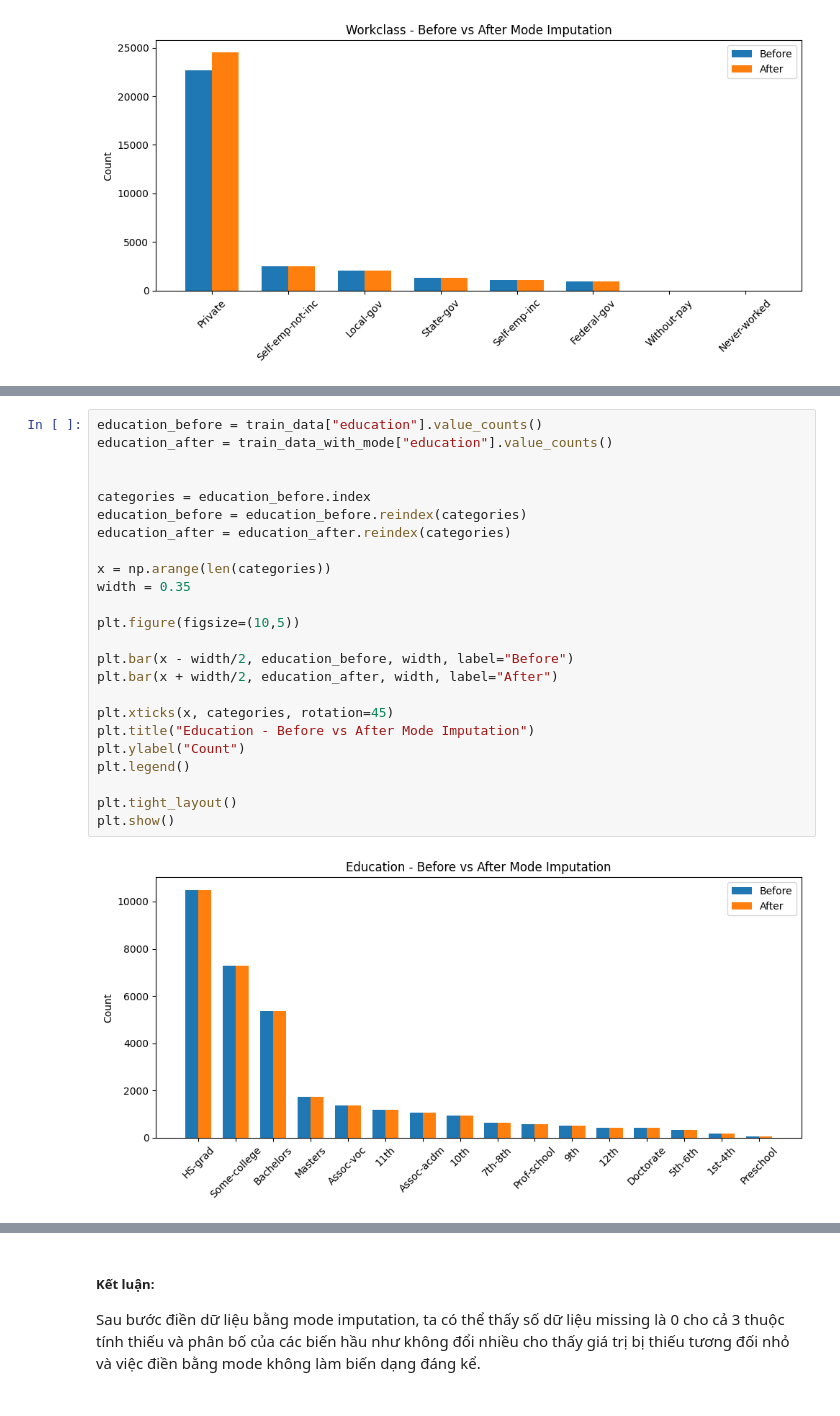
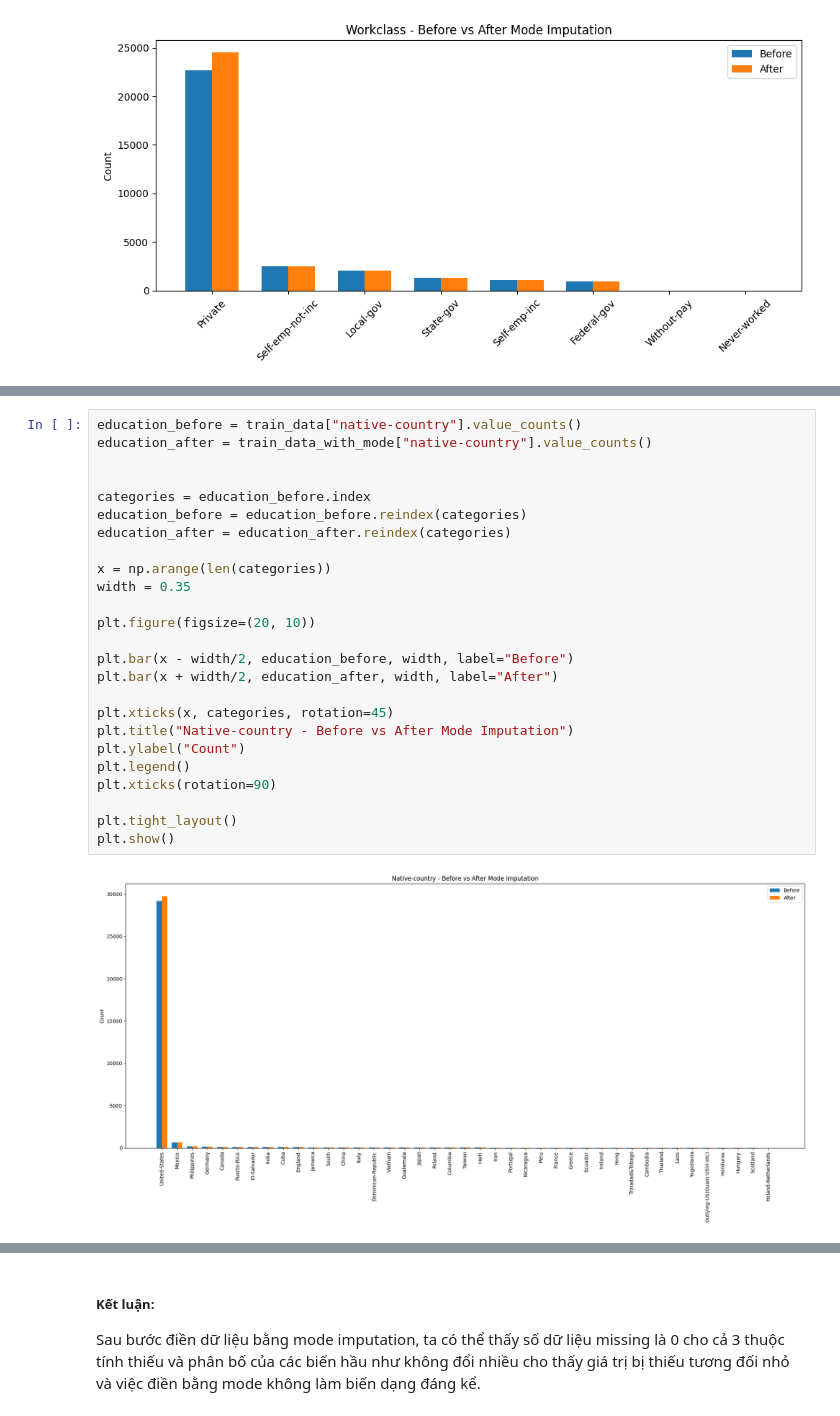
Before and after one commit to thloc1212/DataMiningLab1, a Jupyter notebook: notebooks/02_tabular_preprocessing.ipynb, the cells around one changed output, grey strips where cells are left out. Cells and saved outputs as stored; diff of their text form.

```diff
--- a/notebooks/02_tabular_preprocessing.ipynb
+++ b/notebooks/02_tabular_preprocessing.ipynb
@@ -315,27 +387,28 @@ nhận xét đâuuuu
 # %%
-education_before = train_data["education"].value_counts()
-education_after = train_data_with_mode["education"].value_counts()
+education_before = train_data["native-country"].value_counts()
+education_after = train_data_with_mode["native-country"].value_counts()
 
 
 categories = education_before.index
 education_before = education_before.reindex(categories)
 education_after = education_after.reindex(categories)
 
 x = np.arange(len(categories))
 width = 0.35
 
-plt.figure(figsize=(10,5))
+plt.figure(figsize=(20, 10))
 
 plt.bar(x - width/2, education_before, width, label="Before")
 plt.bar(x + width/2, education_after, width, label="After")
 
 plt.xticks(x, categories, rotation=45)
-plt.title("Education - Before vs After Mode Imputation")
+plt.title("Native-country - Before vs After Mode Imputation")
 plt.ylabel("Count")
 plt.legend()
+plt.xticks(rotation=90)
 
 plt.tight_layout()
 plt.show()
 # %% [output]
-[figure, old version]
+[figure, new version]
 # %% [markdown]
```
Also changed, not shown: parts of 26 cells of this notebook.
